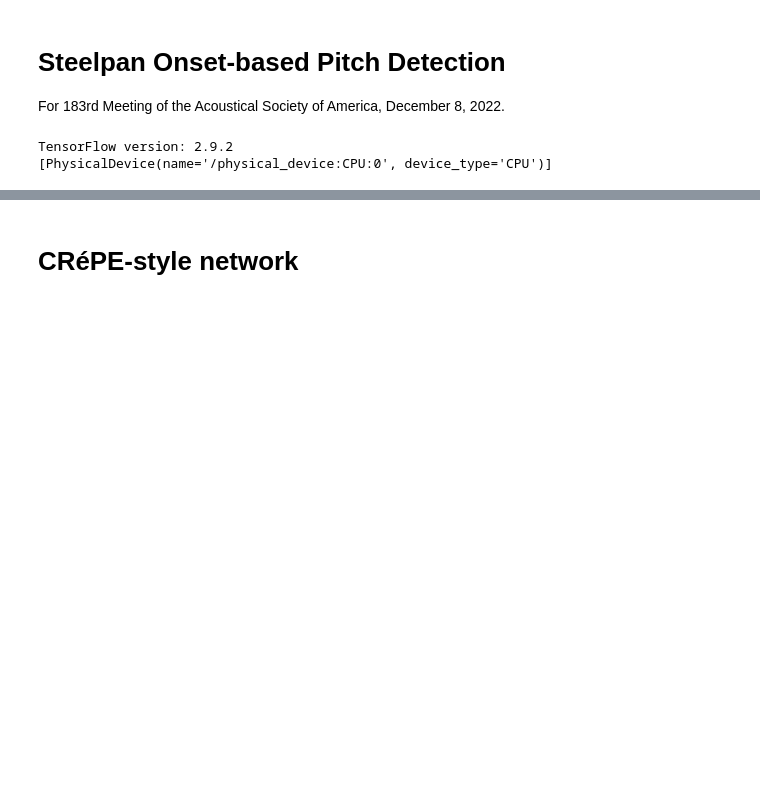
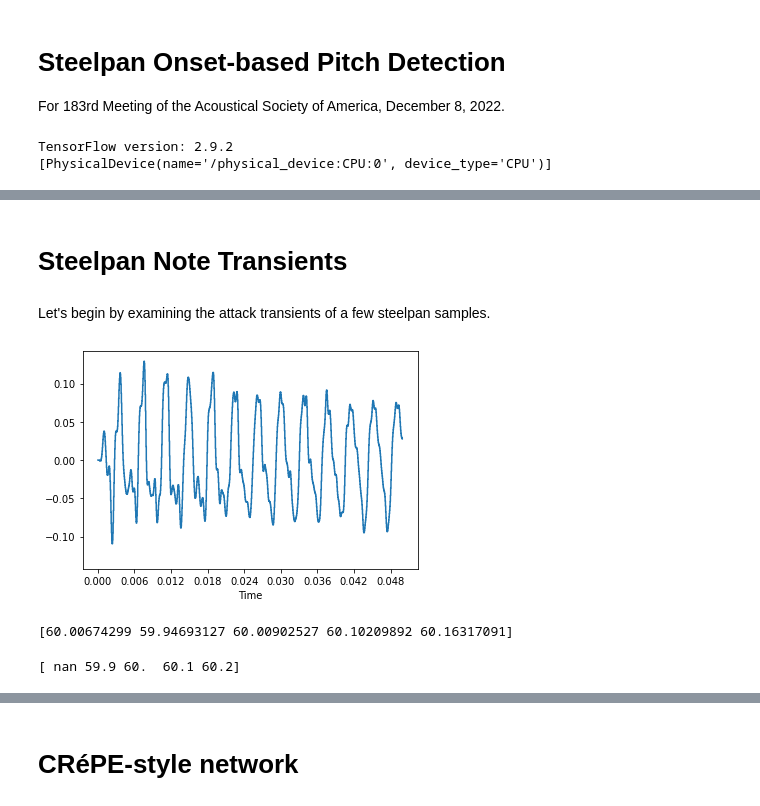
Before and after one commit to malloyca/steelpan-pitch-private, a Jupyter notebook: onset-pitch/steelpan_onset.ipynb, the cells around one changed output, grey strips where cells are left out. Saved outputs shown, nothing was run; the diff lists cells and outputs as text; code cells hidden in the pictures; blank space fills up the shorter version.

Commit message:
Add plots of steelpan attack transient waveforms

```diff
--- a/onset-pitch/steelpan_onset.ipynb
+++ b/onset-pitch/steelpan_onset.ipynb
@@ -29,0 +32,27 @@ replace SASSE_tiny_16/train/73_train_sample_58.wav? [y]es, [n]o, [A]ll, [N]one,
+# %% [markdown]
+# Steelpan Note Transients
+# %% [markdown]
+Let's begin by examining the attack transients of a few steelpan samples.
+# %%
+audio_01, sr = librosa.load('/content/SASSE_tiny_16/train/60_train_sample_101.wav')
+
+#plot first 50 ms
+fig, ax = plt.subplots()
+librosa.display.waveshow(audio_01[:int(0.05*sr)], sr=sr, ax=ax)
+plt.show()
+# %% [output]
+[figure, added]
+# %%
+frame_length = 2048
+yin_out = librosa.yin(audio_01[:frame_length], fmin=librosa.note_to_hz('C2'), fmax=librosa.note_to_hz('C7'))
+yin_out = librosa.hz_to_midi(yin_out)
+print(yin_out)
+# %% [output]
+[60.00674299 59.94693127 60.00902527 60.10209892 60.16317091]
+# %%
+frame_length = 2048
+pyin_out, _, _ = librosa.pyin(audio_01[:frame_length], fmin=librosa.note_to_hz('C2'), fmax=librosa.note_to_hz('C7'))
+pyin_out = librosa.hz_to_midi(pyin_out)
+print(pyin_out)
+# %% [output]
+[ nan 59.9 60.  60.1 60.2]
```
Also changed, not shown: parts of 9 cells of this notebook.
